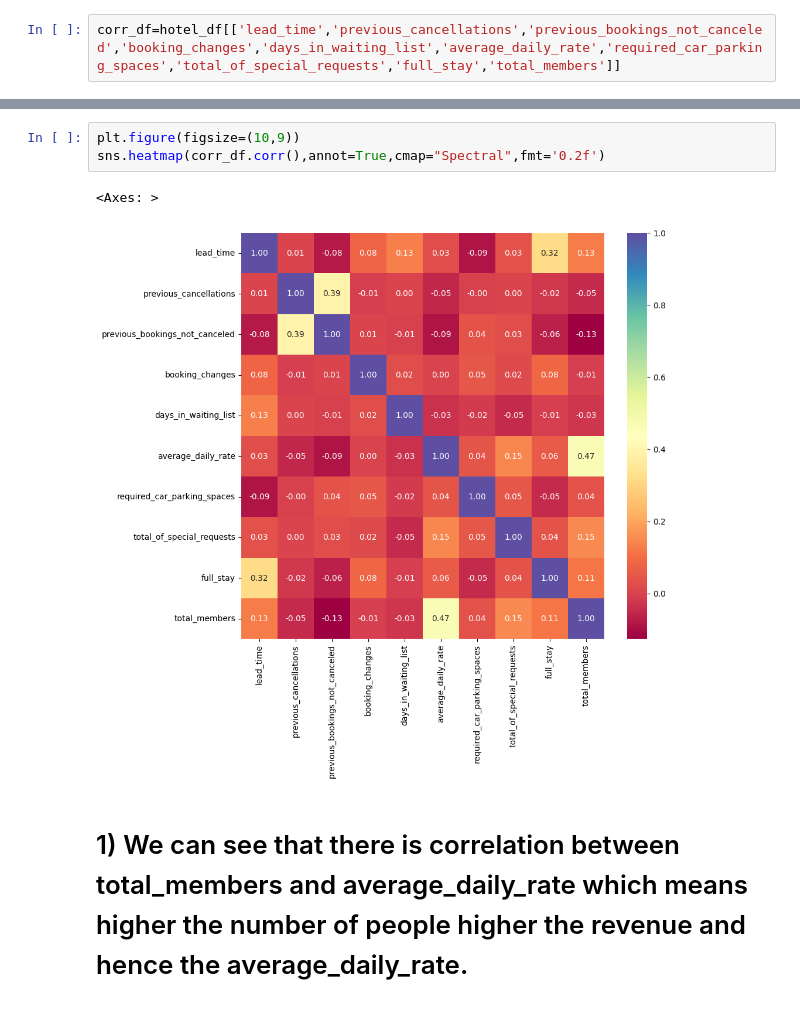
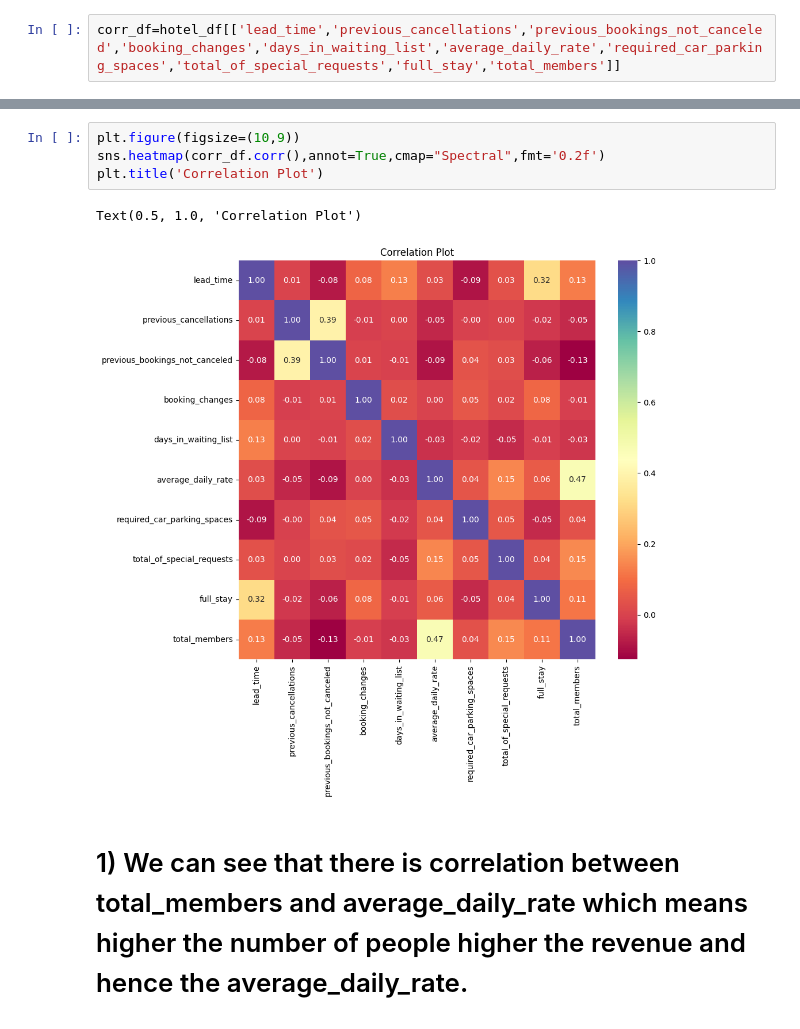
Before and after one commit to vishant750/hotelbookinganalysis, a Jupyter notebook: EDA_Hotel_Analysis.ipynb, the cells around one changed output, grey strips where cells are left out. Drawn from its saved outputs; the diff is of its cells as text.

```diff
--- a/EDA_Hotel_Analysis.ipynb
+++ b/EDA_Hotel_Analysis.ipynb
@@ -283,9 +283,10 @@ corr_df.corr()
 # %%
 plt.figure(figsize=(10,9))
 sns.heatmap(corr_df.corr(),annot=True,cmap="Spectral",fmt='0.2f')
+plt.title('Correlation Plot')
 # %% [output]
-<Axes: >
+Text(0.5, 1.0, 'Correlation Plot')
-[figure, old version]
+[figure, new version]
 # %% [markdown]
 # 1) We can see that there is correlation between total_members and average_daily_rate which means higher the number of people higher the revenue and hence the average_daily_rate.
 # 2) We can see that there is correlation between full_stay and lead_time, which means people who are planning to stay in hotels for a longer time actually like to make the hotel booking beforehand.
```
Also changed, not shown: parts of 9 cells of this notebook.
